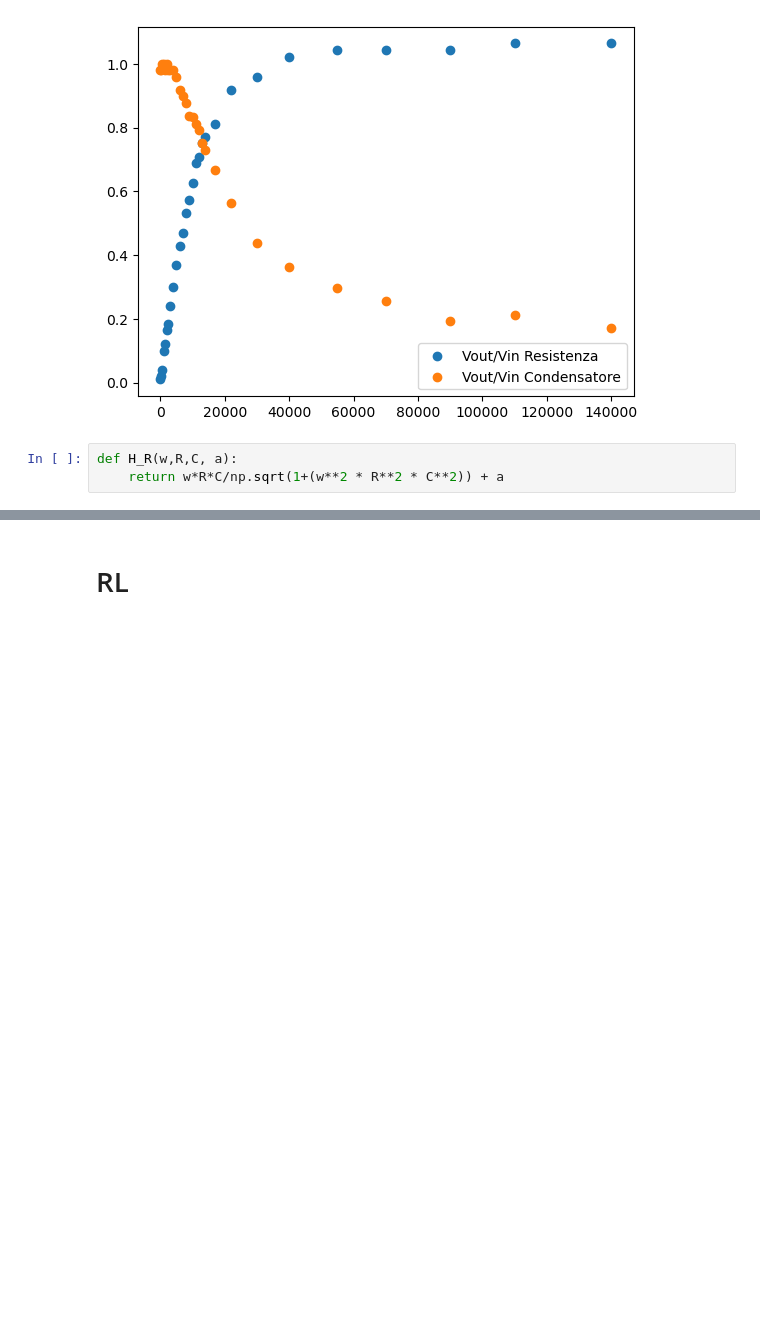
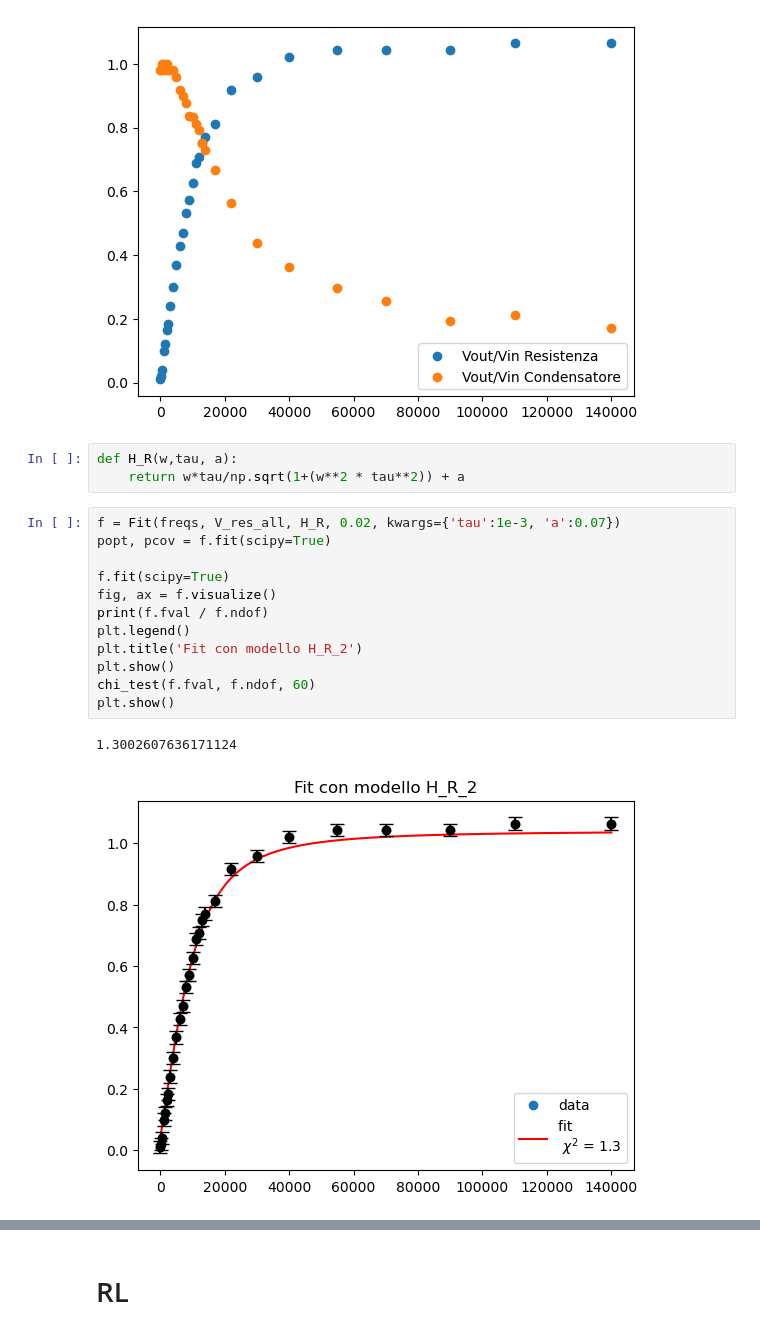
Before and after one commit to Yedi278/Lab2, a Jupyter notebook: Circuiti_3/RC.ipynb, the cells around one changed output, grey strips where cells are left out. Drawn from its saved outputs; the diff is of its cells as text; blank space fills up the shorter version.

```diff
--- a/Circuiti_3/RC.ipynb
+++ b/Circuiti_3/RC.ipynb
@@ -90,5 +97,20 @@ plt.legend()
 <matplotlib.legend.Legend at 0x...>
 [figure]
 # %%
-def H_R(w,R,C, a):
-    return w*R*C/np.sqrt(1+(w**2 * R**2 * C**2)) + a
+def H_R(w,tau, a):
+    return w*tau/np.sqrt(1+(w**2 * tau**2)) + a
+# %%
+f = Fit(freqs, V_res_all, H_R, 0.02, kwargs={'tau':1e-3, 'a':0.07})
+popt, pcov = f.fit(scipy=True)
+
+f.fit(scipy=True)
+fig, ax = f.visualize()
+print(f.fval / f.ndof)
+plt.legend()
+plt.title('Fit con modello H_R_2')
+plt.show()
+chi_test(f.fval, f.ndof, 60)
+plt.show()
+# %% [output]
+1.3002607636171124
+[figure, added]
```
Also changed, not shown: parts of 11 cells of this notebook, 1 other file.
